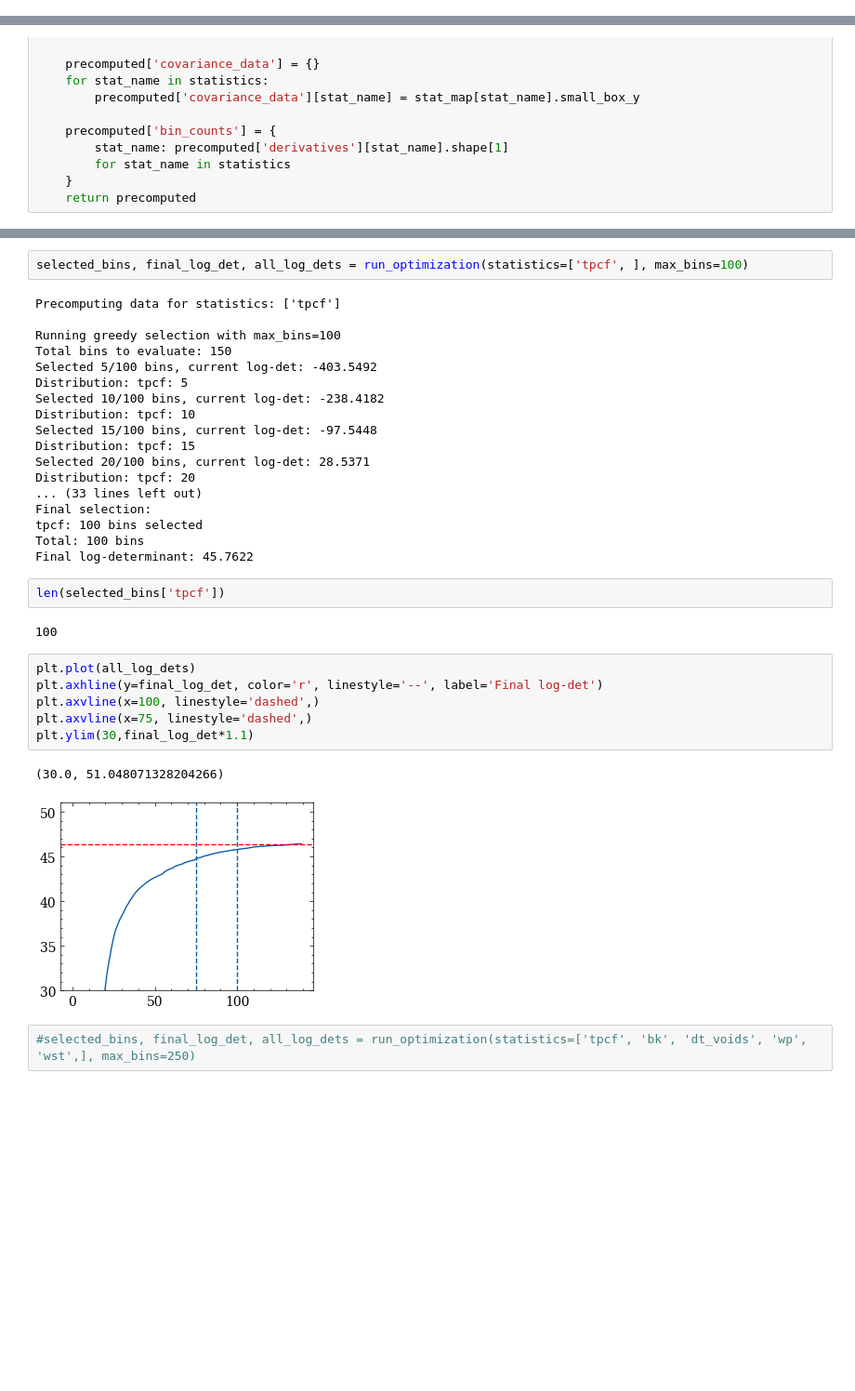
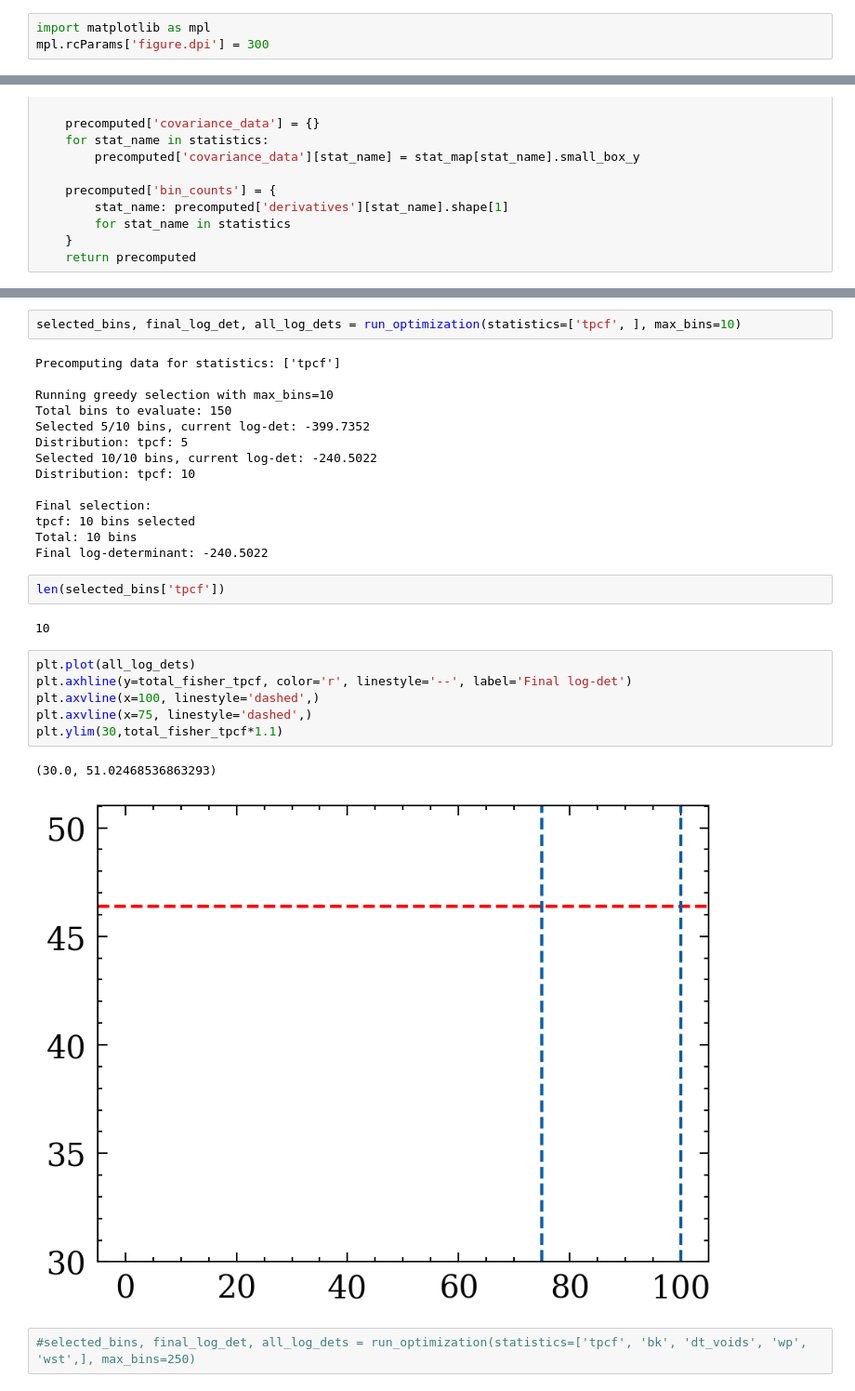
Before and after one commit to epaillas/acm, a Jupyter notebook: nb/greedy_fisher.ipynb, the cells around one changed output, grey strips where cells are left out. Shown at 93% size. Drawn from its saved outputs; the diff is of its cells as text; blank space fills up the shorter version.

Commit message:
inference with greedy fisher working

```diff
--- a/nb/greedy_fisher.ipynb
+++ b/nb/greedy_fisher.ipynb
@@ -8,3 +10,6 @@ plt.style.use(['science','no-latex'])
+# %%
+import matplotlib as mpl
+mpl.rcParams['figure.dpi'] = 300
 # %%
 stat_map = {
     'number_density': emc.GalaxyNumberDensity(
@@ -210,38 +215,34 @@ def run_optimization(statistics=['tpcf', 'bk'], max_bins=100):
 
     return selected_bins, final_log_det, all_log_dets
 # %%
-selected_bins, final_log_det, all_log_dets = run_optimization(statistics=['tpcf', ], max_bins=100)
+selected_bins, final_log_det, all_log_dets = run_optimization(statistics=['tpcf', ], max_bins=10)
 # %% [output]
 Precomputing data for statistics: ['tpcf']
 
-Running greedy selection with max_bins=100
+Running greedy selection with max_bins=10
 Total bins to evaluate: 150
-Selected 5/100 bins, current log-det: -403.5492
+Selected 5/10 bins, current log-det: -399.7352
 Distribution: tpcf: 5
-Selected 10/100 bins, current log-det: -238.4182
+Selected 10/10 bins, current log-det: -240.5022
 Distribution: tpcf: 10
-Selected 15/100 bins, current log-det: -97.5448
-Distribution: tpcf: 15
-Selected 20/100 bins, current log-det: 28.5371
-Distribution: tpcf: 20
-... (33 lines left out)
+
 Final selection:
-tpcf: 100 bins selected
-Total: 100 bins
-Final log-determinant: 45.7622
+tpcf: 10 bins selected
+Total: 10 bins
+Final log-determinant: -240.5022
 # %%
 len(selected_bins['tpcf'])
 # %% [output]
-100
+10
 # %%
 plt.plot(all_log_dets)
-plt.axhline(y=final_log_det, color='r', linestyle='--', label='Final log-det')
+plt.axhline(y=total_fisher_tpcf, color='r', linestyle='--', label='Final log-det')
 plt.axvline(x=100, linestyle='dashed',)
 plt.axvline(x=75, linestyle='dashed',)
-plt.ylim(30,final_log_det*1.1)
+plt.ylim(30,total_fisher_tpcf*1.1)
 # %% [output]
-(30.0, 51.048071328204266)
+(30.0, 51.02468536863293)
-[figure, old version]
+[figure, new version]
 # %%
 #selected_bins, final_log_det, all_log_dets = run_optimization(statistics=['tpcf', 'bk', 'dt_voids', 'wp', 'wst',], max_bins=250)
 # %%
```
Also changed, not shown: parts of 16 cells of this notebook.
